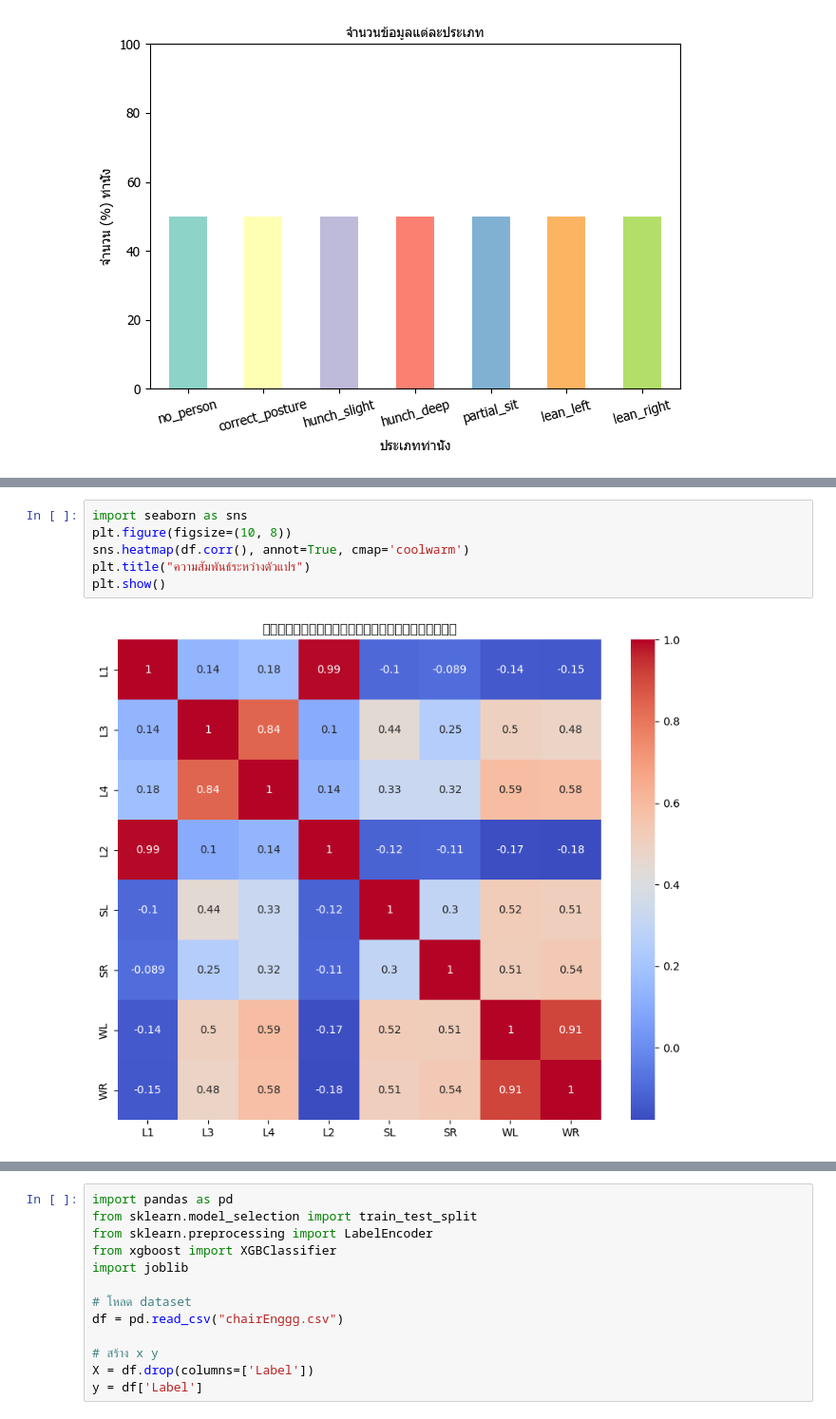
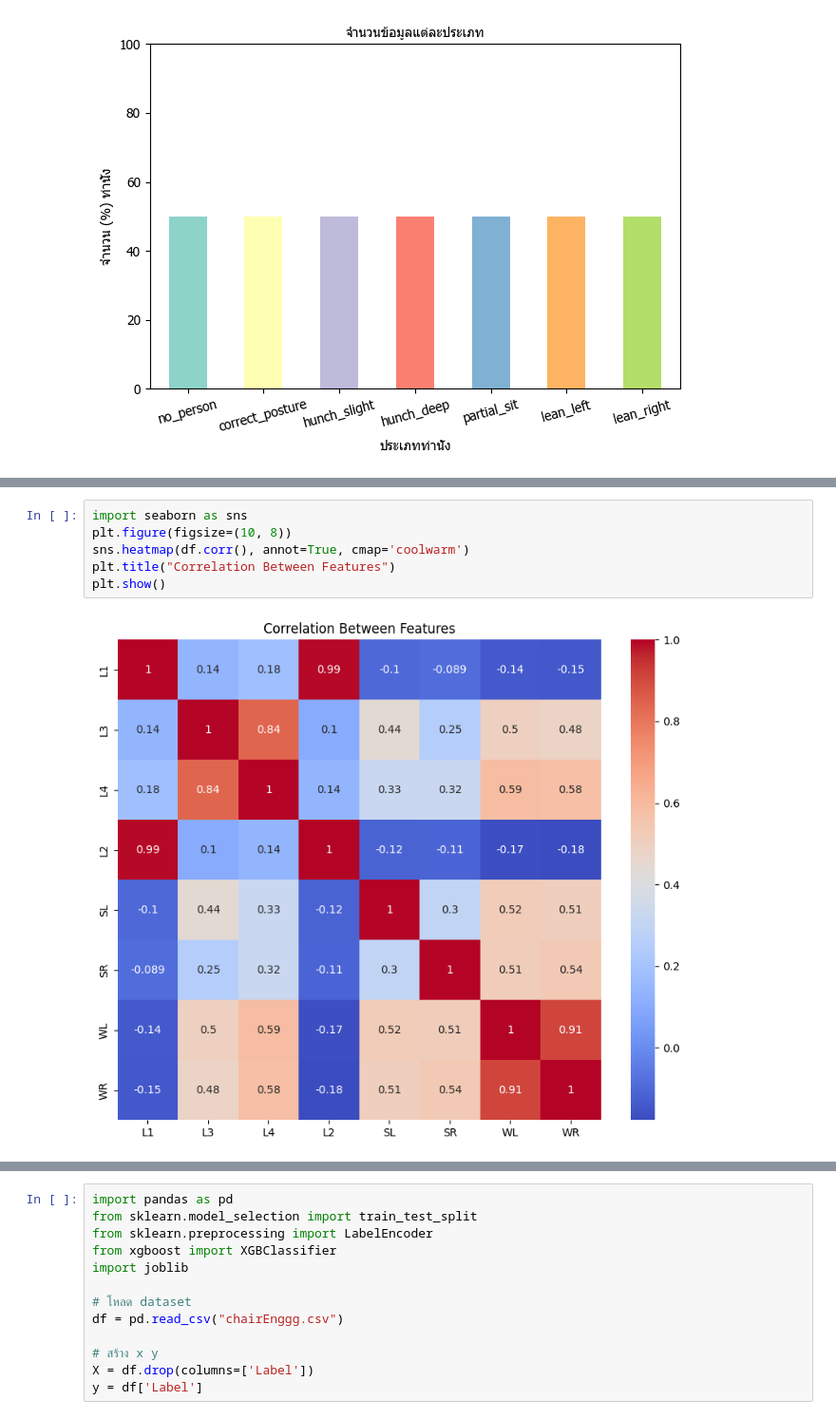
Before and after one commit to Aukkaradet-C/ProjectHealthyChair, a Jupyter notebook: ModelHealthyChairV1.ipynb, the cells around one changed output, grey strips where cells are left out. Shown: that part at 95% size. Cells and saved outputs as stored; diff of their text form.

```diff
--- a/ModelHealthyChairV1.ipynb
+++ b/ModelHealthyChairV1.ipynb
@@ -61,8 +104,8 @@ plt.show()
 # %%
 import seaborn as sns
 plt.figure(figsize=(10, 8))
 sns.heatmap(df.corr(), annot=True, cmap='coolwarm')
-plt.title("ความสัมพันธ์ระหว่างตัวแปร")
+plt.title("Correlation Between Features")
 plt.show()
 # %% [output]
-[figure, old version]
+[figure, new version]
```
Also changed, not shown: parts of 7 cells of this notebook, 1 other file.
